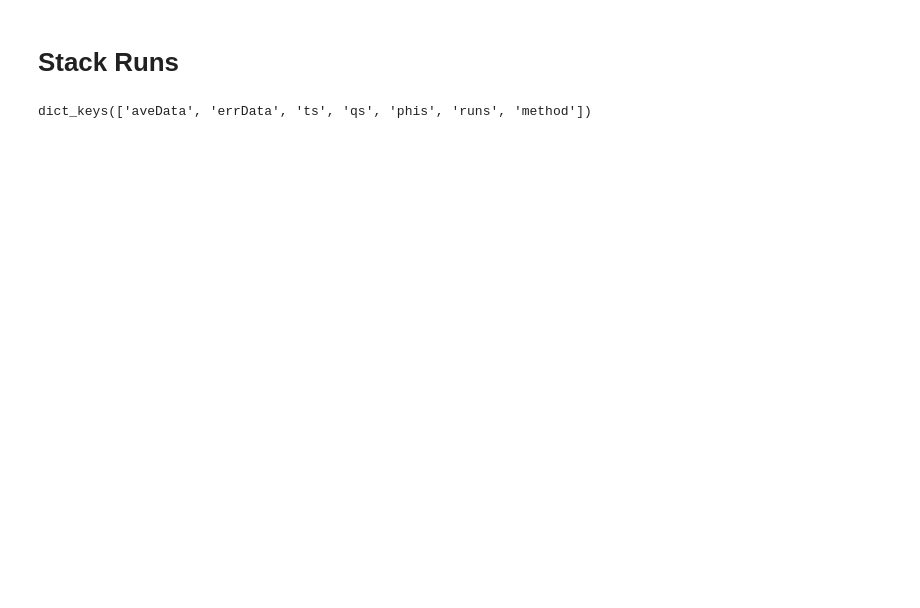
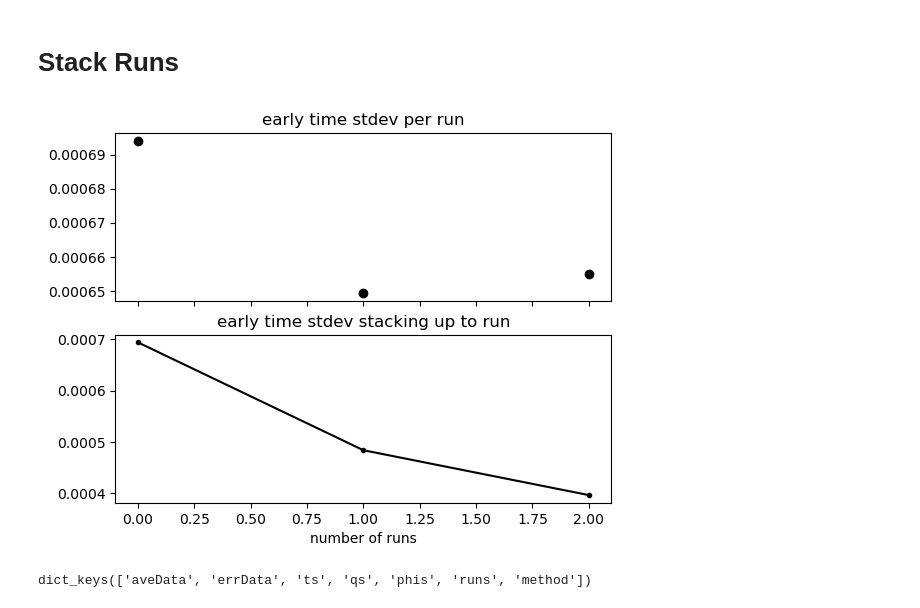
Before and after one commit to Solution-Phase-Chemistry/ReduceScatt, a Jupyter notebook: Example_delay_v1.ipynb, the cells around one changed output. Saved outputs shown, nothing was run; the diff lists cells and outputs as text; code cells hidden in the pictures; blank space fills up the shorter version.

```diff
--- a/Example_delay_v1.ipynb
+++ b/Example_delay_v1.ipynb
@@ -170,8 +174,11 @@ done
 # %%
 runpath=outpath+'npy/'
 runs2=[133, 134, 135]
 
-stackDict=StackProccessed(runpath,exper,runs2,method='WAve')
+stackDict, estat=Stack_eData(runpath,exper,runs2,earlyt=(-0.2e-12,0.1e-12))
+eData_plot(runs2,estat)
+# %% [output]
+[figure, added]
 # %%
 #load variables from stack
 
```
Also changed, not shown: parts of 5 cells of this notebook, 3 other files.
